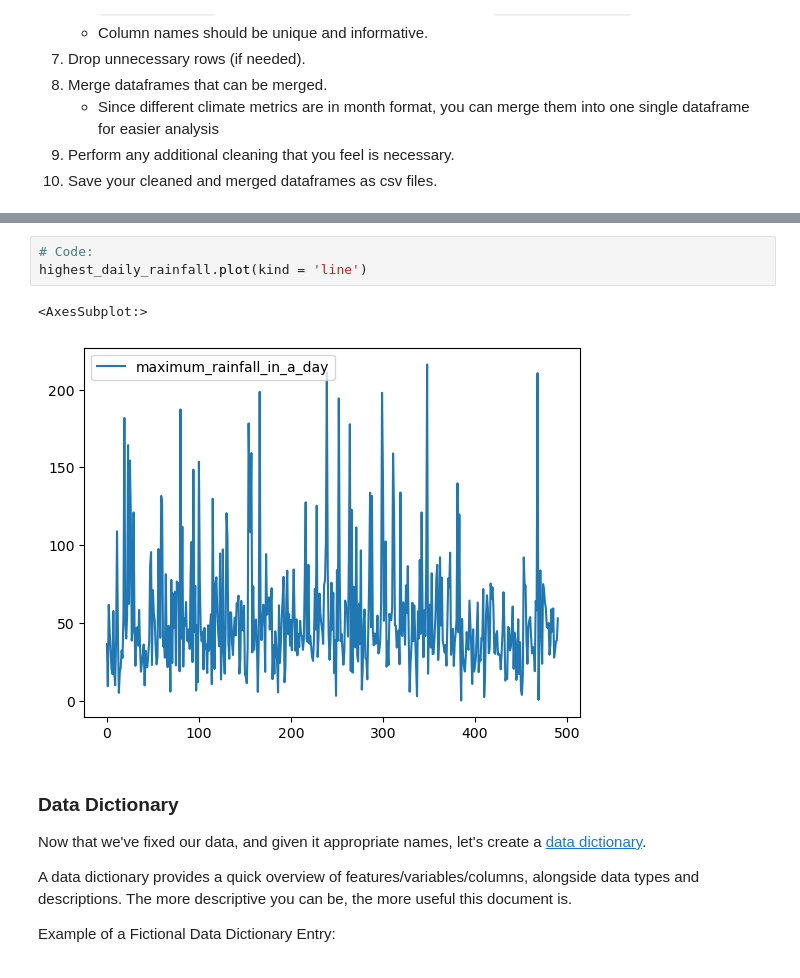
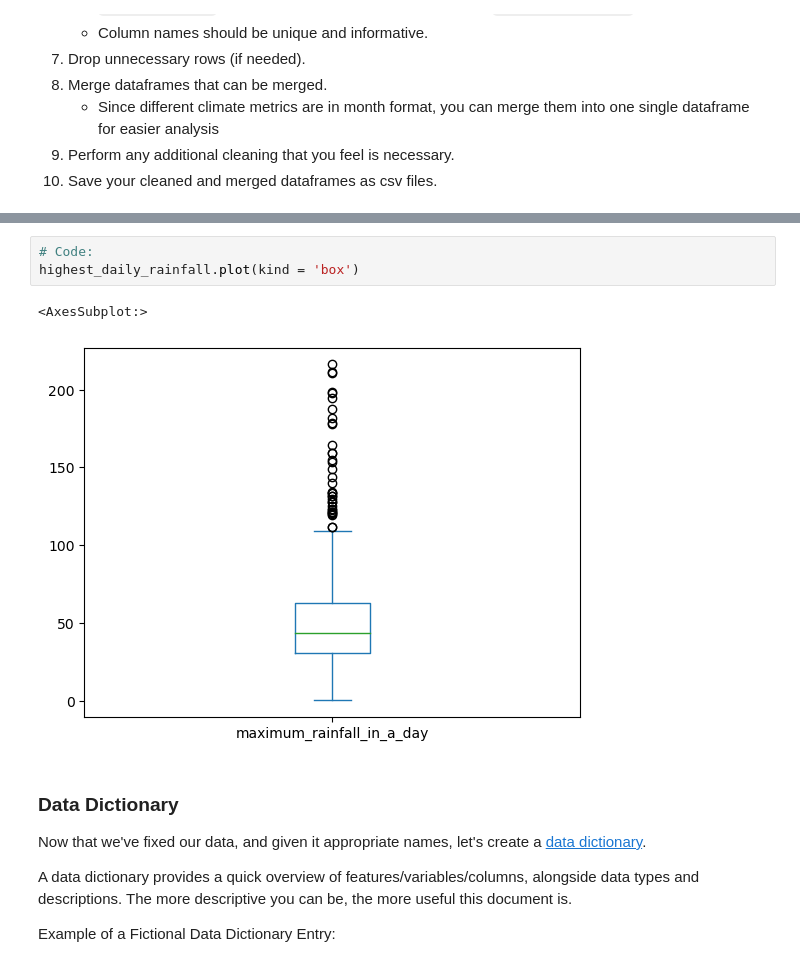
Before and after one commit to altheaxcvii/GA-Labs, a Jupyter notebook: Project 1/code/starter-code.ipynb, the cells around one changed output, grey strips where cells are left out. Cells and saved outputs as stored; diff of their text form.

```diff
--- a/Project 1/code/starter-code.ipynb
+++ b/Project 1/code/starter-code.ipynb
@@ -165,9 +319,9 @@ Name: month, Length: 488, dtype: object
 # %%
 # Code:
-highest_daily_rainfall.plot(kind = 'line')
+highest_daily_rainfall.plot(kind = 'box')
 # %% [output]
 <AxesSubplot:>
-[figure, old version]
+[figure, new version]
 # %% [markdown]
 ### Data Dictionary
 
```
Also changed, not shown: parts of 22 cells of this notebook, 4 other files.
